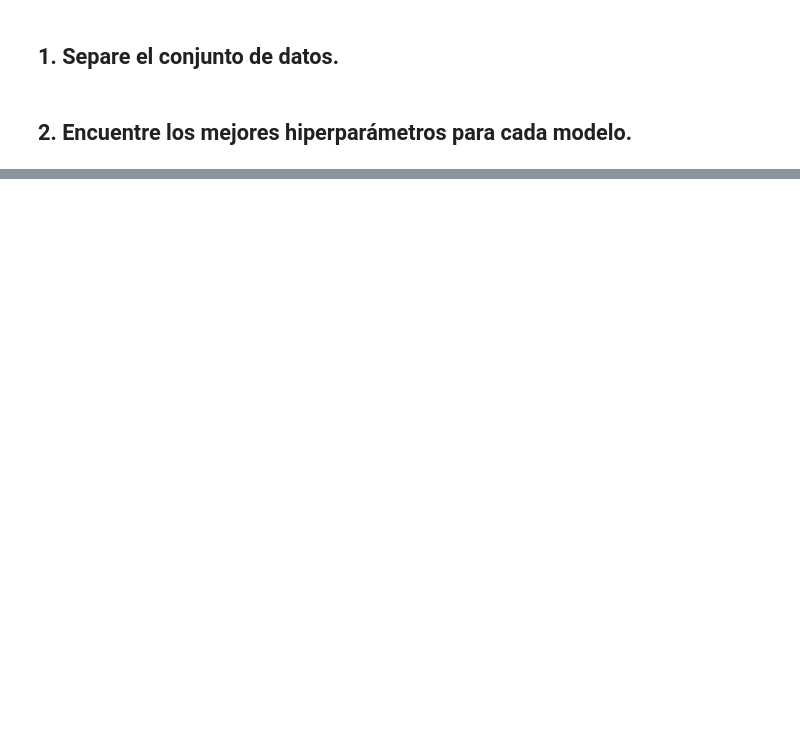
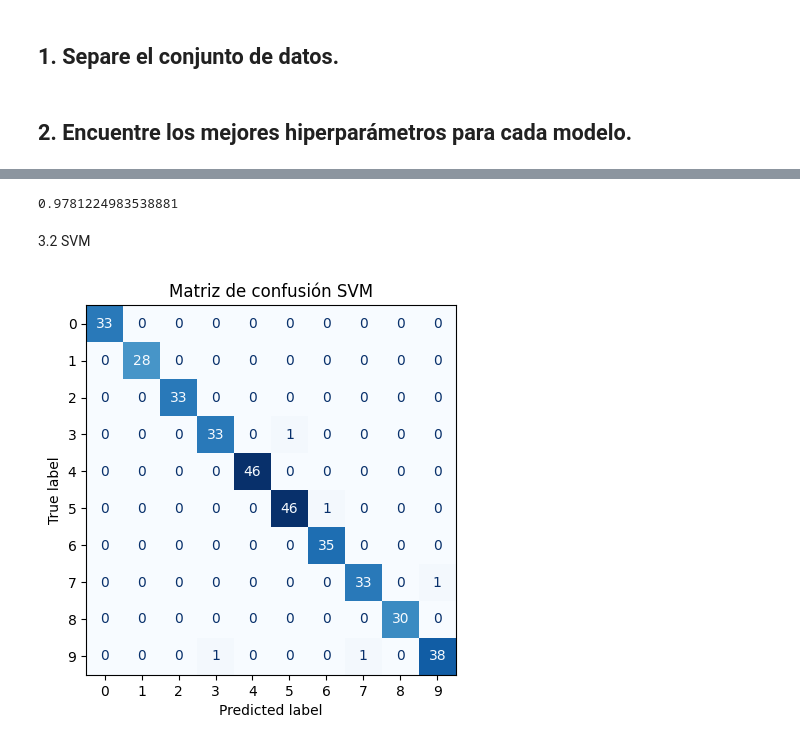
Before and after one commit to AlejandroVillazonG/ayudantias_MAT281, a Jupyter notebook: ayudantias_2023/Ayud7_MAT281_sklearn_1.ipynb, the cells around one changed output, grey strips where cells are left out. Cells and saved outputs as stored; diff of their text form; code cells hidden in the pictures; blank space fills up the shorter version.

```diff
--- a/ayudantias_2023/Ayud7_MAT281_sklearn_1.ipynb
+++ b/ayudantias_2023/Ayud7_MAT281_sklearn_1.ipynb
@@ -415,0 +488,19 @@ viz_imgs(digits.images, y)
+# %%
+knn_f1 = f1_score(y_test, knn.predict(X_test), average='macro')
+knn_f1
+# %% [output]
+0.9781224983538881
+# %% [markdown]
+3.2 SVM
+# %%
+# Escribe tu code aquí
+ConfusionMatrixDisplay.from_estimator(
+    svm,
+    X_test,
+    y_test,
+    cmap='Blues',
+    colorbar=False
+)
+plt.title('Matriz de confusión SVM');
+# %% [output]
+[figure, added]
```
Also changed, not shown: parts of 25 cells of this notebook.
